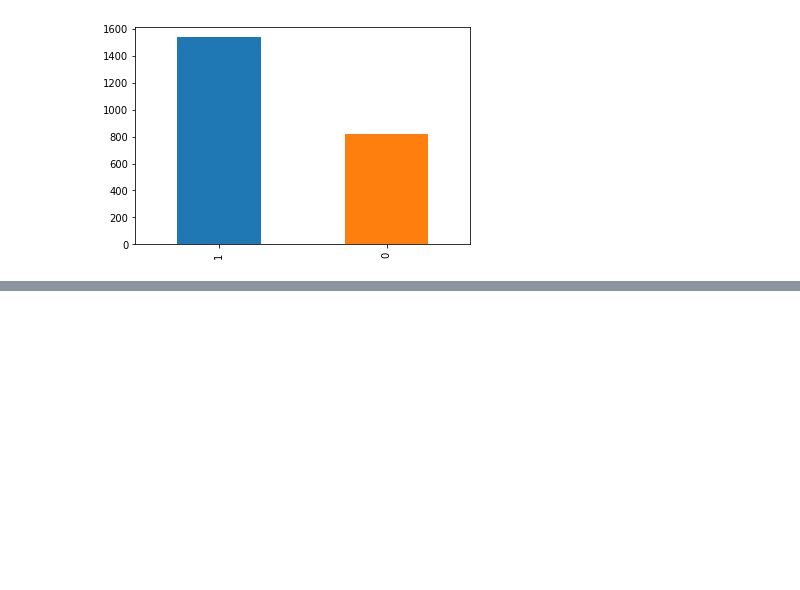
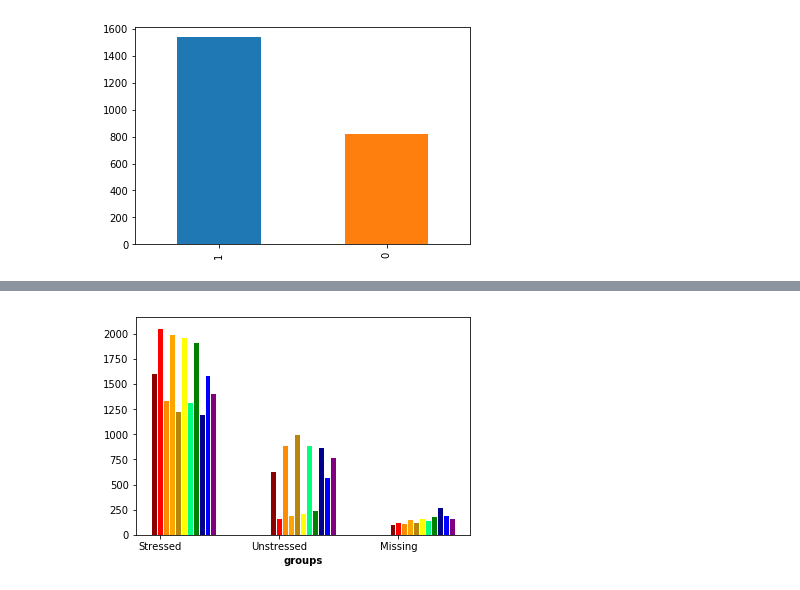
Before and after one commit to amadorschulze92/iambic_songs, a Jupyter notebook: my_graphs.ipynb, the cells around one changed output, grey strips where cells are left out. Cells and saved outputs as stored; diff of their text form; code cells hidden in the pictures; blank space fills up the shorter version.

Commit message:
Added working side-by-side bar plots (but still incorrect)

```diff
--- a/my_graphs.ipynb
+++ b/my_graphs.ipynb
@@ -54,3 +54,88 @@ final_df['sonnet'].value_counts().plot(ax=ax, kind='bar')
 # %% [output]
 <matplotlib.axes._subplots.AxesSubplot at 0x...>
 [figure]
+# %%
+# set width of bar
+barWidth = 0.05
+
+# set heights of the bars
+s1_bars = final_df['s1'].value_counts()
+# s1_bars = s1_bars.tolist()[0:2]
+# print(f's1:\n{s1_bars}')
+
+s2_bars = final_df['s2'].value_counts()
+# s2_bars = s2_bars.tolist()[0:2]
+# print(f's2:\n{s2_bars}')
+
+s3_bars = final_df['s3'].value_counts()
+# s3_bars = s3_bars.tolist()[0:2]
+# print(f's3:\n{s3_bars}')
+
+s4_bars = final_df['s4'].value_counts()
+# s4_bars = s4_bars.tolist()[0:2]
+# print(f's4:\n{s4_bars}')
+
+s5_bars = final_df['s5'].value_counts()
+# s5_bars = s5_bars.tolist()[0:2]
+# print(f's5:\n{s5_bars}')
+
+s6_bars = final_df['s6'].value_counts()
+# s6_bars
+
+s7_bars = final_df['s7'].value_counts()
+# s7_bars
+
+s8_bars = final_df['s8'].value_counts()
+# s8_bars
+
+s9_bars = final_df['s9'].value_counts()
+# s9_bars
+
+s10_bars = final_df['s10'].value_counts()
+# s10_bars
+
+s11_bars = final_df['s11'].value_counts()
+# s11_bars
+
+# s12_bars = final_df['s12'].value_counts()
+# s12_bars
+# s1_bars.tolist()[0:2]
+# # bars2 = [28, 6, 16, 5, 10]
+# # bars3 = [29, 3, 24, 25, 17]
+
+# # # Set position of each bar within a "grouping" on X axis
+r1 = np.arange(len(s1_bars))
+r2 = [x + barWidth for x in r1]
+r3 = [x + barWidth for x in r2]
+r4 = [x + barWidth for x in r3]
+r5 = [x + barWidth for x in r4]
+r6 = [x + barWidth for x in r5]
+r7 = [x + barWidth for x in r6]
+r8 = [x + barWidth for x in r7]
+r9 = [x + barWidth for x in r8]
+r10 = [x + barWidth for x in r9]
+r11 = [x + barWidth for x in r10]
+# r12 = [x + barWidth for x in r11]
+
+# # # Make the plot
+plt.bar(r1, s1_bars, color='DarkRed', width=barWidth, edgecolor='white', label='s1')
+plt.bar(r2, s2_bars, color='Red', width=barWidth, edgecolor='white', label='s2')
+plt.bar(r3, s3_bars, color='DarkOrange', width=barWidth, edgecolor='white', label='s3')
+plt.bar(r4, s4_bars, color='Orange', width=barWidth, edgecolor='white', label='s4')
+plt.bar(r5, s5_bars, color='DarkGoldenRod', width=barWidth, edgecolor='white', label='s5')
+plt.bar(r6, s6_bars, color='Yellow', width=barWidth, edgecolor='white', label='s6')
+plt.bar(r7, s7_bars, color='SpringGreen', width=barWidth, edgecolor='white', label='s7')
+plt.bar(r8, s8_bars, color='Green', width=barWidth, edgecolor='white', label='s8')
+plt.bar(r9, s9_bars, color='DarkBlue', width=barWidth, edgecolor='white', label='s9')
+plt.bar(r10, s10_bars, color='Blue', width=barWidth, edgecolor='white', label='s10')
+plt.bar(r11, s11_bars, color='Purple', width=barWidth, edgecolor='white', label='s11')
+# plt.bar(r12, s12_bars, color='Red', width=barWidth, edgecolor='white', label='s12')
+
+# # Add xticks on the middle of the group bars
+plt.xlabel('groups', fontweight='bold')
+plt.xticks([r + barWidth for r in range(len(s1_bars))], ['Stressed', 'Unstressed', 'Missing'])
+
+# # Create legend & Show graphic
+# plt.legend()
+# plt.show()
+# %% [output]
@@ -57,3 +146,4 @@ final_df['sonnet'].value_counts().plot(ax=ax, kind='bar')
+[figure, added]
 # %%
 for x in ["syllables","s1","s2","s3","s4","s5","s6","s7","s8","s9","s10","s11","s12","polarity","subjectivity"]:
     meow = pd.crosstab(final_df["sonnet"], final_df[x], margins=True, margins_name="Total")
```
Also changed, not shown: parts of 3 cells of this notebook.
